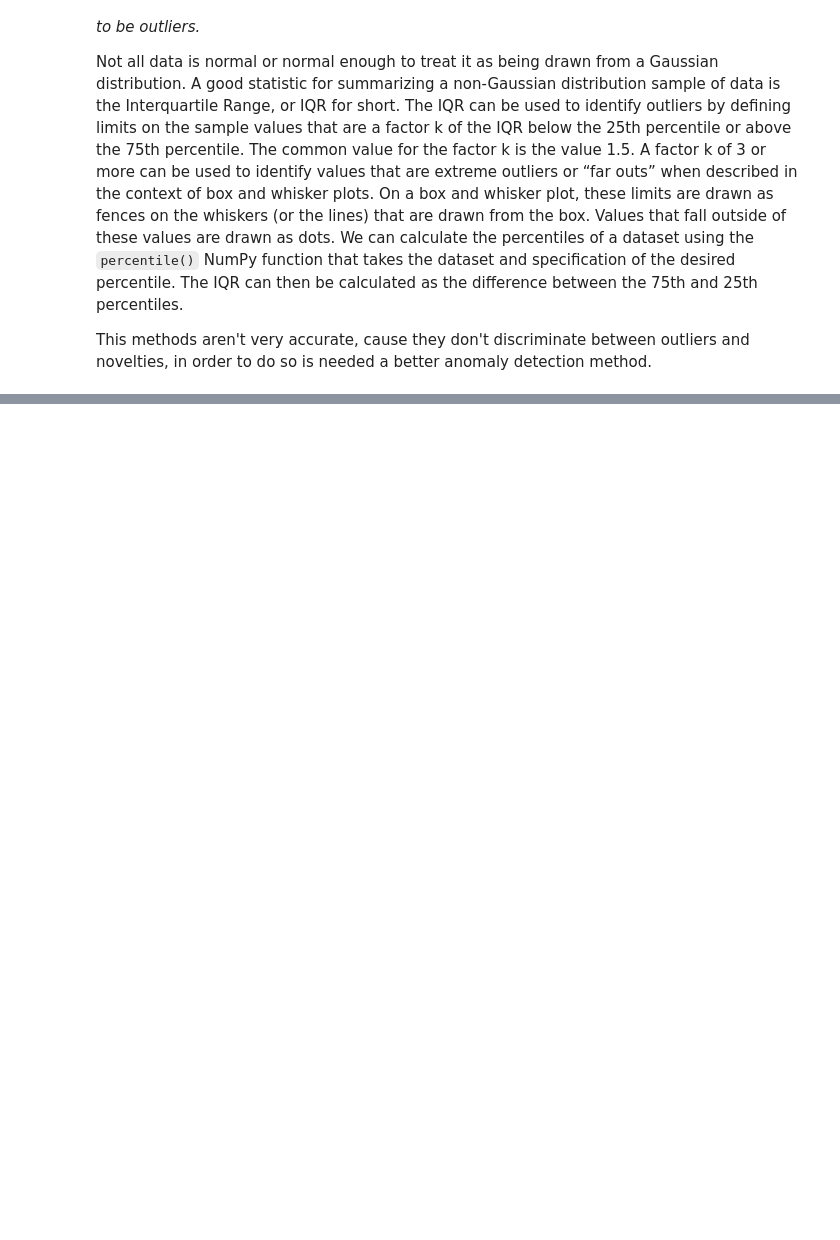
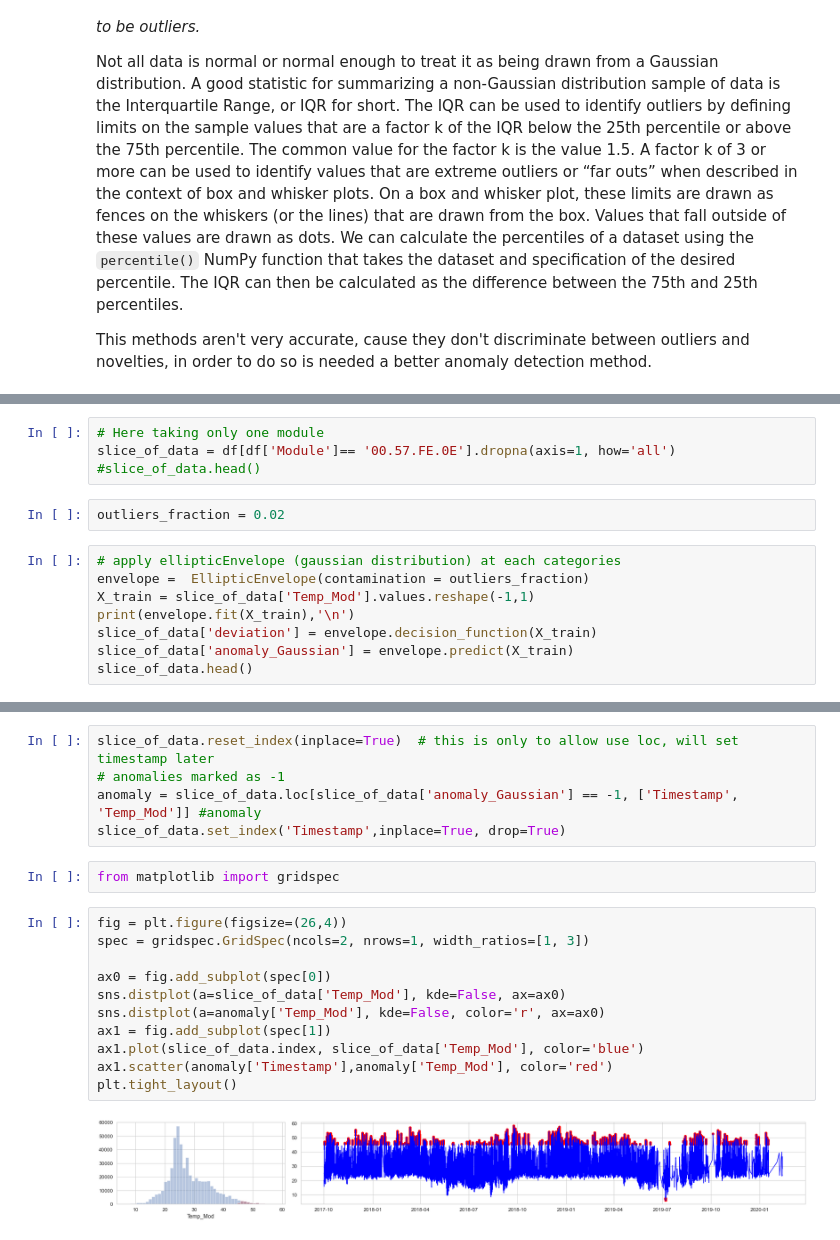
Before and after one commit to Charlie5DH/WSN, a Jupyter notebook: Notebooks/Anomalies.ipynb, the cells around one changed output, grey strips where cells are left out. Drawn from its saved outputs; the diff is of its cells as text; blank space fills up the shorter version.

```diff
--- a/Notebooks/Anomalies.ipynb
+++ b/Notebooks/Anomalies.ipynb
@@ -64,0 +161,14 @@ df_outliers, df2 = get_outliers(df2, Modules, std_times=3, verbose=False, remove
+# %%
+# Here taking only one module
+slice_of_data = df[df['Module']== '00.57.FE.0E'].dropna(axis=1, how='all')
+#slice_of_data.head()
+# %%
+outliers_fraction = 0.02
+# %%
+# apply ellipticEnvelope (gaussian distribution) at each categories
+envelope =  EllipticEnvelope(contamination = outliers_fraction)
+X_train = slice_of_data['Temp_Mod'].values.reshape(-1,1)
+print(envelope.fit(X_train),'\n')
+slice_of_data['deviation'] = envelope.decision_function(X_train)
+slice_of_data['anomaly_Gaussian'] = envelope.predict(X_train)
+slice_of_data.head()
@@ -64,0 +185,20 @@ df_outliers, df2 = get_outliers(df2, Modules, std_times=3, verbose=False, remove
+# %%
+slice_of_data.reset_index(inplace=True)  # this is only to allow use loc, will set timestamp later
+# anomalies marked as -1
+anomaly = slice_of_data.loc[slice_of_data['anomaly_Gaussian'] == -1, ['Timestamp', 'Temp_Mod']] #anomaly
+slice_of_data.set_index('Timestamp',inplace=True, drop=True)
+# %%
+from matplotlib import gridspec
+# %%
+fig = plt.figure(figsize=(26,4))
+spec = gridspec.GridSpec(ncols=2, nrows=1, width_ratios=[1, 3])
+
+ax0 = fig.add_subplot(spec[0])
+sns.distplot(a=slice_of_data['Temp_Mod'], kde=False, ax=ax0)
+sns.distplot(a=anomaly['Temp_Mod'], kde=False, color='r', ax=ax0)
+ax1 = fig.add_subplot(spec[1])
+ax1.plot(slice_of_data.index, slice_of_data['Temp_Mod'], color='blue')
+ax1.scatter(anomaly['Timestamp'],anomaly['Temp_Mod'], color='red')
+plt.tight_layout()
+# %% [output]
+[figure, added]
```
Also changed, not shown: parts of 36 cells of this notebook.
